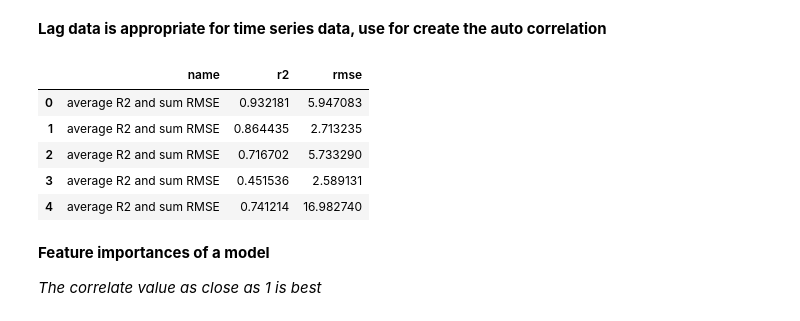
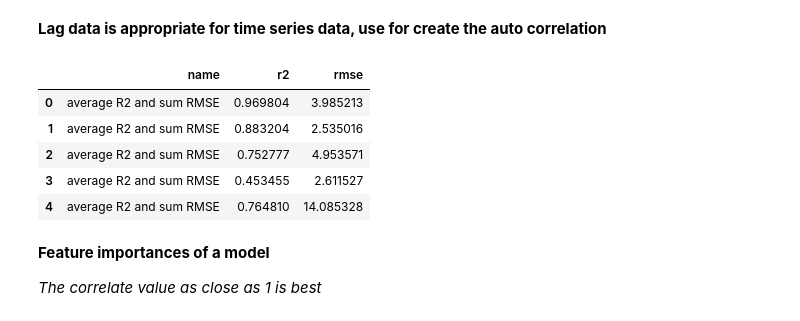
Before and after one commit to namnguyen215/traffic_project, a Jupyter notebook: Script/traffic-prediction-and-some-analysis.ipynb, the cells around one changed output. Saved outputs shown, nothing was run; the diff lists cells and outputs as text; code cells hidden in the pictures.

```diff
--- a/Script/traffic-prediction-and-some-analysis.ipynb
+++ b/Script/traffic-prediction-and-some-analysis.ipynb
@@ -305,10 +124,0 @@ plt.show()
-# %%
-f, ax = plt.subplots(figsize=(17, 5))
-foo = data[3][:400]
-foo.Vehicles.plot(lw=3)
-foo.Vehicles.rolling('D').mean().plot(lw=3)
-foo.Vehicles.rolling('D').std().plot(lw=3)
-plt.legend(['Junction 3', 'Rolling Mean A Day', 'Rolling Std A Day'])
-plt.grid(True, alpha=0.75, ls='-.')
-plt.title('Plot show amounts of Vehicles first 400 hours', fontsize=20)
-plt.show()
@@ -317,10 +124,0 @@ plt.show()
-# %%
-f, ax = plt.subplots(figsize=(17, 5))
-foo = data[4][:400]
-foo.Vehicles.plot(lw=3)
-foo.Vehicles.rolling('D').mean().plot(lw=3)
-foo.Vehicles.rolling('D').std().plot(lw=3)
-plt.legend(['Junction 4', 'Rolling Mean A Day', 'Rolling Std A Day'])
-plt.grid(True, alpha=0.75, ls='-.')
-plt.title('Plot show amounts of Vehicles first 400 hours', fontsize=20)
-plt.show()
@@ -443,11 +230,13 @@ class Model:
 # %% [markdown]
 **Training models for 4 junction with normal data**
 # %%
+from sklearn.tree import DecisionTreeRegressor
+# from sklearn import linear_model
 models = [None]
 for i in range(1, 5):
     models += [
         Model(
-            ml_model=linear_model.LinearRegression(),
+            ml_model=RandomForestRegressor(),
             name=f'Dataset of junction {i}',
             data=data[i],
             predict_features='Vehicles',
@@ -470,7 +259,7 @@ z_models = [None]
 for i in range(1, 5):
     z_models += [
         Model(
-            ml_model=linear_model.LinearRegression(),
+            ml_model=RandomForestRegressor(),
             name=f'Dataset of junction {i}',
             data=z_data[i],
             predict_features='Vehicles',
@@ -533,24 +322,24 @@ DateTime
 # %%
 lag_models = [None]
 for i in range(1, 5):
     lag_models += [
         Model(
-            ml_model=linear_model.LinearRegression(),
+            ml_model=RandomForestRegressor(),
             name=f'Dataset of junction {i} with lag data',
             data=lag_data[i],
             predict_features='Vehicles',
             test_size=1/3
         )
     ]
 
 make_metrics(lag_models)
 # %% [output]
 |  | name | r2 | rmse |
-| 0 | average R2 and sum RMSE | 0.932181 | 5.947083 |
-| 1 | average R2 and sum RMSE | 0.864435 | 2.713235 |
-| 2 | average R2 and sum RMSE | 0.716702 | 5.733290 |
-| 3 | average R2 and sum RMSE | 0.451536 | 2.589131 |
-| 4 | average R2 and sum RMSE | 0.741214 | 16.982740 |
+| 0 | average R2 and sum RMSE | 0.969804 | 3.985213 |
+| 1 | average R2 and sum RMSE | 0.883204 | 2.535016 |
+| 2 | average R2 and sum RMSE | 0.752777 | 4.953571 |
+| 3 | average R2 and sum RMSE | 0.453455 | 2.611527 |
+| 4 | average R2 and sum RMSE | 0.764810 | 14.085328 |
 # %% [markdown]
 **Feature importances of a model**
 
```
Also changed, not shown: parts of 39 cells of this notebook, 10 other files.
